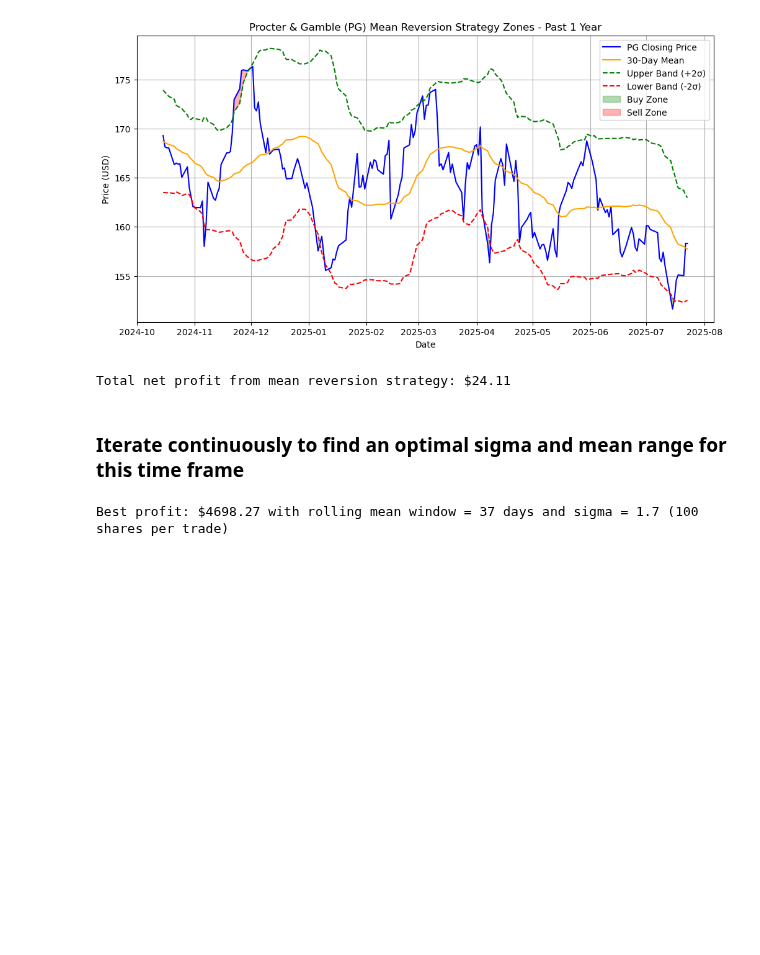
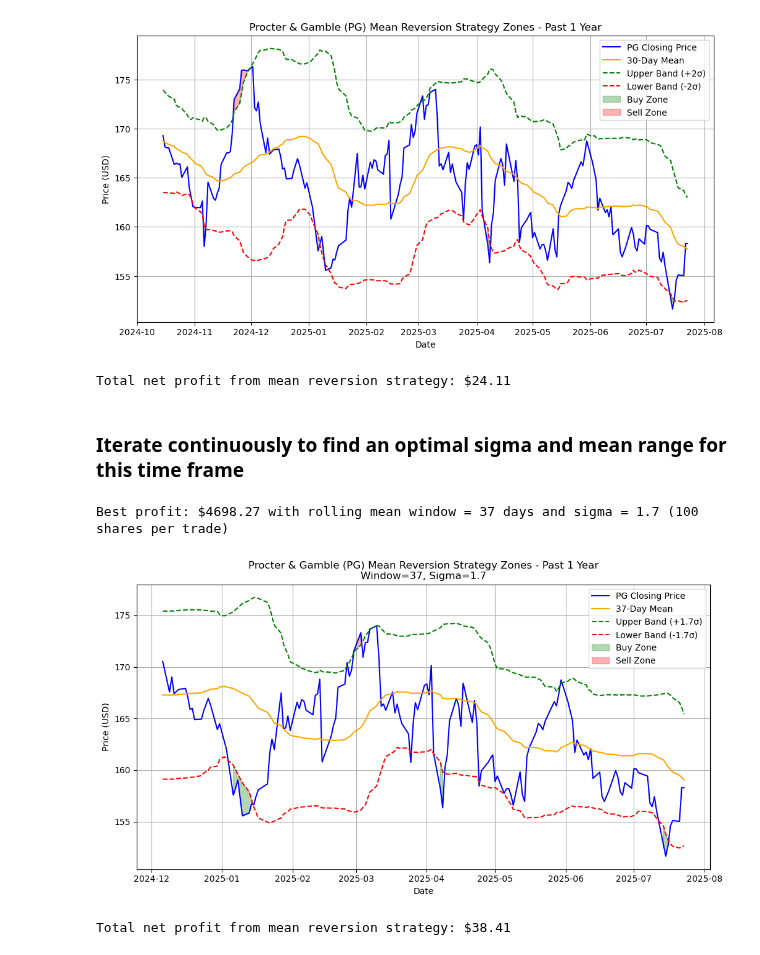
Before and after one commit to mzjing85/Trading-Stategies, a Jupyter notebook: MeanReversion.ipynb, the cells around one changed output. Drawn from its saved outputs; the diff is of its cells as text; code cells hidden in the pictures; blank space fills up the shorter version.

Commit message:
NewMeanReversion

```diff
--- a/MeanReversion.ipynb
+++ b/MeanReversion.ipynb
@@ -166,3 +166,75 @@ for window in mean_windows:
 print(f"Best profit: ${best_profit:.2f} with rolling mean window = {best_params[0]} days and sigma = {best_params[1]} (100 shares per trade)")
 # %% [output]
 Best profit: $4698.27 with rolling mean window = 37 days and sigma = 1.7 (100 shares per trade)
+# %%
+# Set ideal parameters
+window = 37
+sigma = 1.7
+
+# Calculate rolling mean and std deviation
+data['rolling_mean'] = data['Close'].rolling(window=window).mean()
+data['rolling_std'] = data['Close'].rolling(window=window).std()
+
+# Calculate upper and lower bands
+data['upper_band'] = data['rolling_mean'] + sigma * data['rolling_std']
+data['lower_band'] = data['rolling_mean'] - sigma * data['rolling_std']
+
+# Drop NaNs from rolling calculations
+data = data.dropna().reset_index()
+
+# Initialize variables for profit calc
+holding = False
+buy_price = 0
+total_profit = 0
+
+for i in range(1, len(data)):
+    price = data.loc[i, 'Close']
+    lower = data.loc[i, 'lower_band']
+    mean = data.loc[i, 'rolling_mean']
+    prev_price = data.loc[i-1, 'Close']
+    prev_lower = data.loc[i-1, 'lower_band']
+    prev_mean = data.loc[i-1, 'rolling_mean']
+
+    if not holding:
+        # Buy when price crosses below lower band
+        if price < lower and prev_price >= prev_lower:
+            holding = True
+            buy_price = price
+    else:
+        # Sell when price crosses above mean
+        if price > mean and prev_price <= prev_mean:
+            holding = False
+            total_profit += price - buy_price
+
+# Sell at last price if still holding
+if holding:
+    total_profit += data.loc[len(data)-1, 'Close'] - buy_price
+
+# Plot price and bands
+plt.figure(figsize=(12,6))
+plt.plot(data['Date'], data['Close'], label='PG Closing Price', color='blue')
+plt.plot(data['Date'], data['rolling_mean'], label=f'{window}-Day Mean', color='orange')
+plt.plot(data['Date'], data['upper_band'], label=f'Upper Band (+{sigma}σ)', color='green', linestyle='--')
+plt.plot(data['Date'], data['lower_band'], label=f'Lower Band (-{sigma}σ)', color='red', linestyle='--')
+
+# Shade buy zone (price below lower band)
+plt.fill_between(data['Date'], data['Close'], data['lower_band'],
+                 where=(data['Close'] < data['lower_band']),
+                 color='green', alpha=0.3, label='Buy Zone')
+
+# Shade sell zone (price above upper band)
+plt.fill_between(data['Date'], data['Close'], data['upper_band'],
+                 where=(data['Close'] > data['upper_band']),
+                 color='red', alpha=0.3, label='Sell Zone')
+
+plt.title(f'Procter & Gamble (PG) Mean Reversion Strategy Zones - Past 1 Year\nWindow={window}, Sigma={sigma}')
+plt.xlabel('Date')
+plt.ylabel('Price (USD)')
+plt.legend()
+plt.grid(True)
+plt.show()
+
+print(f"Total net profit from mean reversion strategy: ${total_profit:.2f}")
+# %% [output]
+[figure, added]
+Total net profit from mean reversion strategy: $38.41
```
